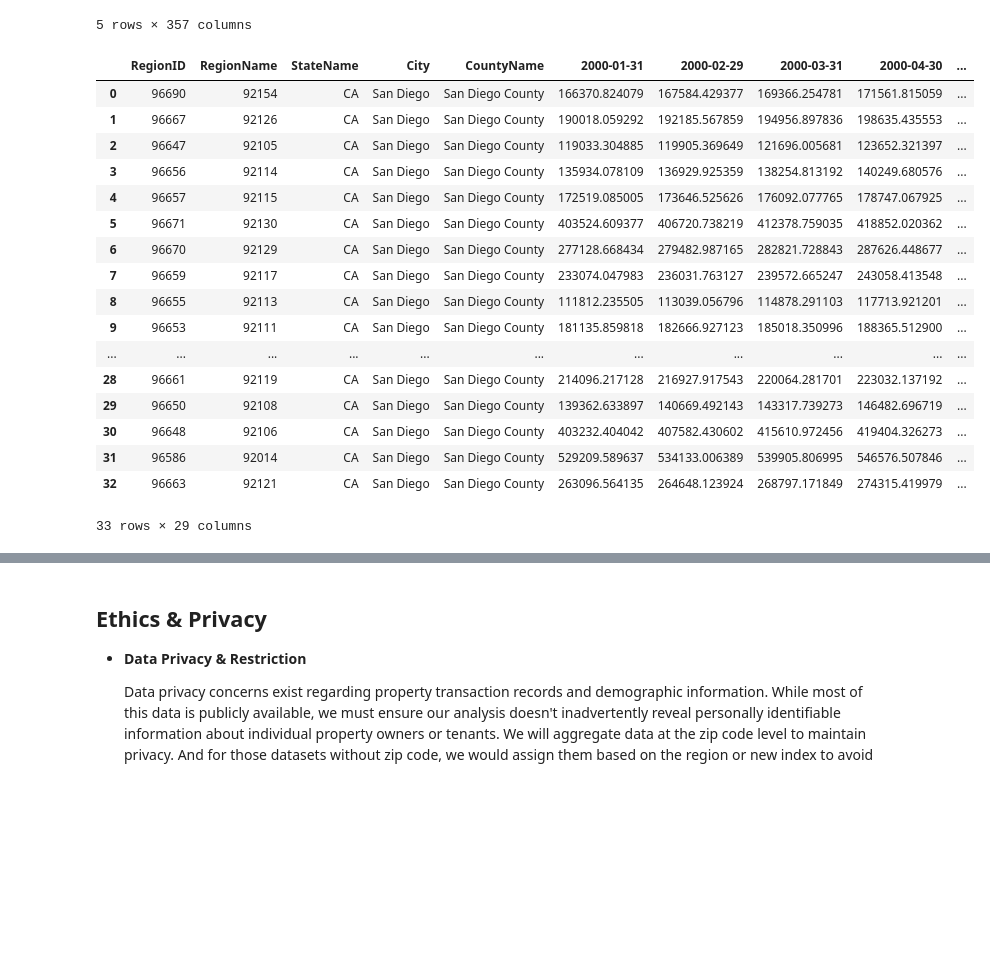
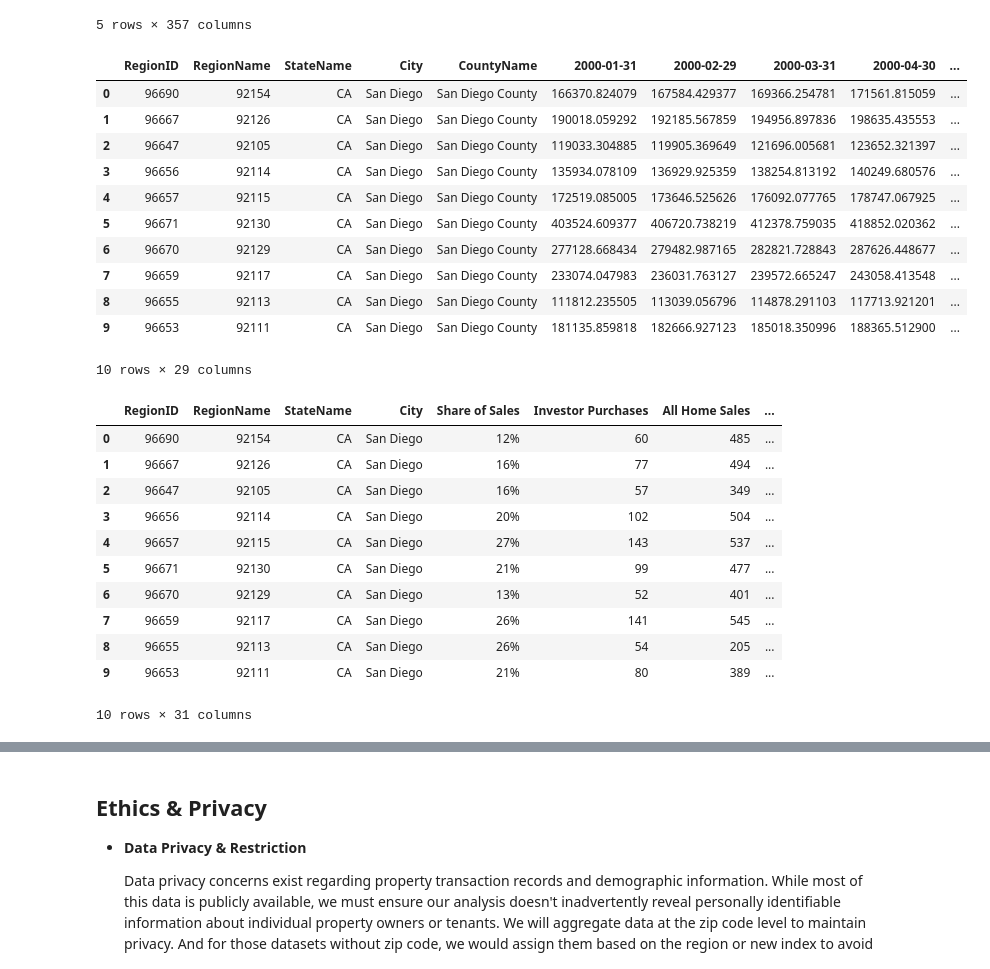
Before and after one commit to rangelrichard/investor_impact, a Jupyter notebook: DataCheckpoint_Group171_WI25.ipynb, the cells around one changed output, grey strips where cells are left out. Cells and saved outputs as stored; diff of their text form; code cells hidden in the pictures; blank space fills up the shorter version.

Commit message:
merged redfin and zillow data

```diff
--- a/DataCheckpoint_Group171_WI25.ipynb
+++ b/DataCheckpoint_Group171_WI25.ipynb
@@ -105,32 +105,26 @@ df.head(5)
 # %%
 # Filter for San Diego city and in California only
 zillow = df[(df["City"] == "San Diego") & (df["StateName"] == "CA")]
 # Keep only columns for 2000 to 2024
 date_columns = [col for col in zillow.columns if col.startswith(("2000", "2024"))]
 columns_to_keep = ["RegionID", "RegionName", "StateName", "City", "CountyName"] + date_columns
 zillow = zillow[columns_to_keep]
 zillow = zillow.reset_index(drop=True)
 
-zillow
+zillow.head(10)
 # %% [output]
 |  | RegionID | RegionName | StateName | City | CountyName | 2000-01-31 | 2000-02-29 | 2000-03-31 | 2000-04-30 | ... |
 | 0 | 96690 | 92154 | CA | San Diego | San Diego County | 166370.824079 | 167584.429377 | 169366.254781 | 171561.815059 | ... |
 | 1 | 96667 | 92126 | CA | San Diego | San Diego County | 190018.059292 | 192185.567859 | 194956.897836 | 198635.435553 | ... |
 | 2 | 96647 | 92105 | CA | San Diego | San Diego County | 119033.304885 | 119905.369649 | 121696.005681 | 123652.321397 | ... |
 | 3 | 96656 | 92114 | CA | San Diego | San Diego County | 135934.078109 | 136929.925359 | 138254.813192 | 140249.680576 | ... |
 | 4 | 96657 | 92115 | CA | San Diego | San Diego County | 172519.085005 | 173646.525626 | 176092.077765 | 178747.067925 | ... |
 | 5 | 96671 | 92130 | CA | San Diego | San Diego County | 403524.609377 | 406720.738219 | 412378.759035 | 418852.020362 | ... |
 | 6 | 96670 | 92129 | CA | San Diego | San Diego County | 277128.668434 | 279482.987165 | 282821.728843 | 287626.448677 | ... |
 | 7 | 96659 | 92117 | CA | San Diego | San Diego County | 233074.047983 | 236031.763127 | 239572.665247 | 243058.413548 | ... |
 | 8 | 96655 | 92113 | CA | San Diego | San Diego County | 111812.235505 | 113039.056796 | 114878.291103 | 117713.921201 | ... |
 | 9 | 96653 | 92111 | CA | San Diego | San Diego County | 181135.859818 | 182666.927123 | 185018.350996 | 188365.512900 | ... |
-| ... | ... | ... | ... | ... | ... | ... | ... | ... | ... | ... |
-| 28 | 96661 | 92119 | CA | San Diego | San Diego County | 214096.217128 | 216927.917543 | 220064.281701 | 223032.137192 | ... |
-| 29 | 96650 | 92108 | CA | San Diego | San Diego County | 139362.633897 | 140669.492143 | 143317.739273 | 146482.696719 | ... |
-| 30 | 96648 | 92106 | CA | San Diego | San Diego County | 403232.404042 | 407582.430602 | 415610.972456 | 419404.326273 | ... |
-| 31 | 96586 | 92014 | CA | San Diego | San Diego County | 529209.589637 | 534133.006389 | 539905.806995 | 546576.507846 | ... |
-| 32 | 96663 | 92121 | CA | San Diego | San Diego County | 263096.564135 | 264648.123924 | 268797.171849 | 274315.419979 | ... |
-33 rows × 29 columns
+10 rows × 29 columns
 # %%
 redfin["Zip Code"] = redfin["Zip Code"].astype(str)
 zillow["RegionName"] = zillow["RegionName"].astype(str)
@@ -140,7 +134,28 @@ merged_df = pd.merge(zillow, redfin, left_on="RegionName", right_on="Zip Code",
 
 # Drop duplicate ZIP column
 merged_df = merged_df.drop(columns=["Zip Code"])
-merged_df
+
+# Drop unnecessary columns
+merged_df = merged_df.drop(columns=["Redfin Metro", "CountyName"], errors="ignore")
+
+#Change column order
+columns_order = ["RegionID", "RegionName", "StateName", "City", "Share of Sales", "Investor Purchases", "All Home Sales"]
+remaining_columns = [col for col in merged_df.columns if col not in columns_order]
+merged_df = merged_df[columns_order + remaining_columns]
+merged_df.head(10)
+# %% [output]
+|  | RegionID | RegionName | StateName | City | Share of Sales | Investor Purchases | All Home Sales | ... |
+| 0 | 96690 | 92154 | CA | San Diego | 12% | 60 | 485 | ... |
+| 1 | 96667 | 92126 | CA | San Diego | 16% | 77 | 494 | ... |
+| 2 | 96647 | 92105 | CA | San Diego | 16% | 57 | 349 | ... |
+| 3 | 96656 | 92114 | CA | San Diego | 20% | 102 | 504 | ... |
+| 4 | 96657 | 92115 | CA | San Diego | 27% | 143 | 537 | ... |
+| 5 | 96671 | 92130 | CA | San Diego | 21% | 99 | 477 | ... |
+| 6 | 96670 | 92129 | CA | San Diego | 13% | 52 | 401 | ... |
+| 7 | 96659 | 92117 | CA | San Diego | 26% | 141 | 545 | ... |
+| 8 | 96655 | 92113 | CA | San Diego | 26% | 54 | 205 | ... |
+| 9 | 96653 | 92111 | CA | San Diego | 21% | 80 | 389 | ... |
+10 rows × 31 columns
 # %%
 # Define Zip Code Column & San Diego Zip Codes
 zip_column = "RegionName"
```
Also changed, not shown: parts of 2 cells of this notebook.
